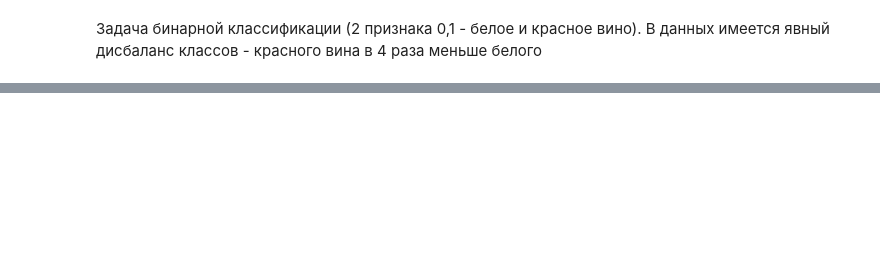
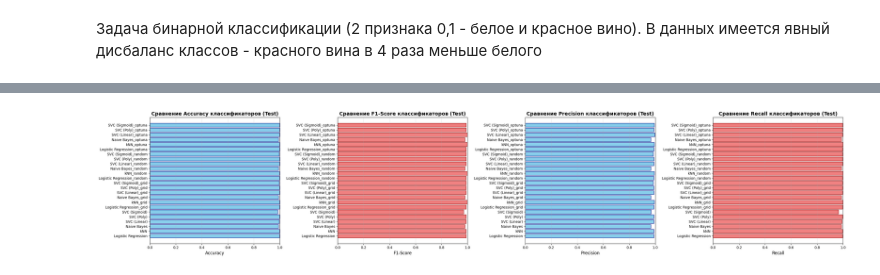
Before and after one commit to Baklanov-Daniil/master, a Jupyter notebook: mlbd/notebooks/lab3.ipynb, the cells around one changed output, grey strips where cells are left out. Cells and saved outputs as stored; diff of their text form; code cells hidden in the pictures; blank space fills up the shorter version.

```diff
--- a/mlbd/notebooks/lab3.ipynb
+++ b/mlbd/notebooks/lab3.ipynb
@@ -400,0 +570,41 @@ display(df_sample3.style.set_caption("Образец 3: Сравнение Hold-
+# %%
+classifiers_names = [row['Classifier'] for row in holdout_results]
+train_f1 = [float(row[('Train Data', 'F1')]) for row in holdout_results]
+test_f1 = [float(row[('Test Data', 'F1')]) for row in holdout_results]
+train_acc = [float(row[('Train Data', 'Precision')]) for row in holdout_results]
+test_acc = [float(row[('Test Data', 'Accuracy')]) for row in holdout_results]
+train_prec = [float(row[('Train Data', 'Precision')]) for row in holdout_results]
+test_prec = [float(row[('Test Data', 'Precision')]) for row in holdout_results]
+train_rec = [float(row[('Train Data', 'Recall')]) for row in holdout_results]
+test_rec = [float(row[('Test Data', 'Recall')]) for row in holdout_results]
+
+fig, axes = plt.subplots(1, 4, figsize=(30, 6))
+
+axes[0].barh(classifiers_names, test_acc, color='skyblue', edgecolor='navy')
+axes[0].set_xlabel('Accuracy', fontsize=12)
+axes[0].set_title('Сравнение Accuracy классификаторов (Test)', fontsize=14, fontweight='bold')
+axes[0].set_xlim([0, 1])
+axes[0].grid(axis='x', alpha=0.3)
+
+axes[1].barh(classifiers_names, test_f1, color='lightcoral', edgecolor='darkred')
+axes[1].set_xlabel('F1-Score', fontsize=12)
+axes[1].set_title('Сравнение F1-Score классификаторов (Test)', fontsize=14, fontweight='bold')
+axes[1].set_xlim([0, 1])
+axes[1].grid(axis='x', alpha=0.3)
+
+axes[2].barh(classifiers_names, test_prec, color='skyblue', edgecolor='navy')
+axes[2].set_xlabel('Precision', fontsize=12)
+axes[2].set_title('Сравнение Precision классификаторов (Test)', fontsize=14, fontweight='bold')
+axes[2].set_xlim([0, 1])
+axes[2].grid(axis='x', alpha=0.3)
+
+axes[3].barh(classifiers_names, test_rec, color='lightcoral', edgecolor='darkred')
+axes[3].set_xlabel('Recall', fontsize=12)
+axes[3].set_title('Сравнение Recall классификаторов (Test)', fontsize=14, fontweight='bold')
+axes[3].set_xlim([0, 1])
+axes[3].grid(axis='x', alpha=0.3)
+
+plt.tight_layout()
+plt.show()
+# %% [output]
+[figure, added]
```
Also changed, not shown: parts of 52 cells of this notebook, 5 other files.
